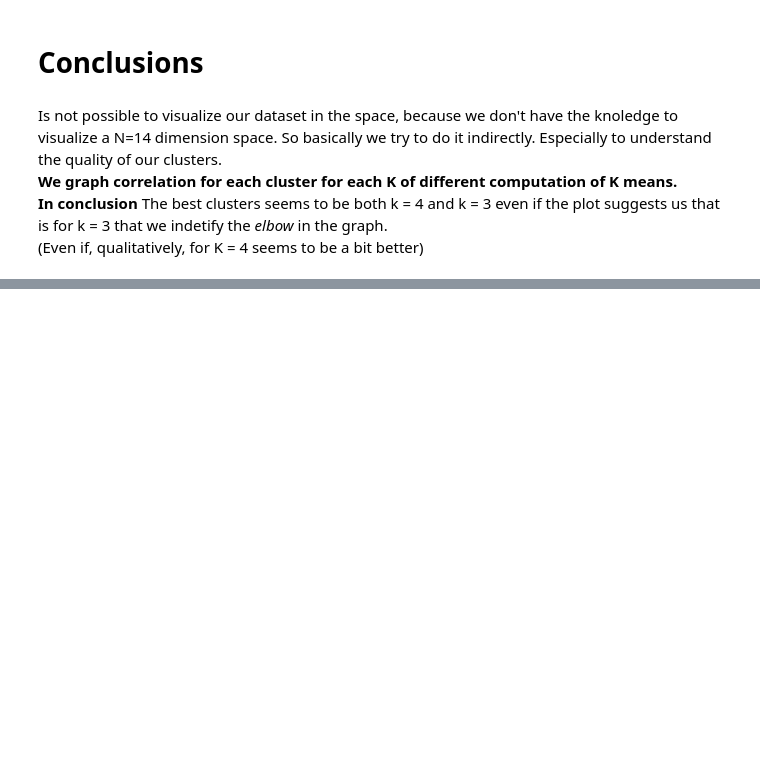
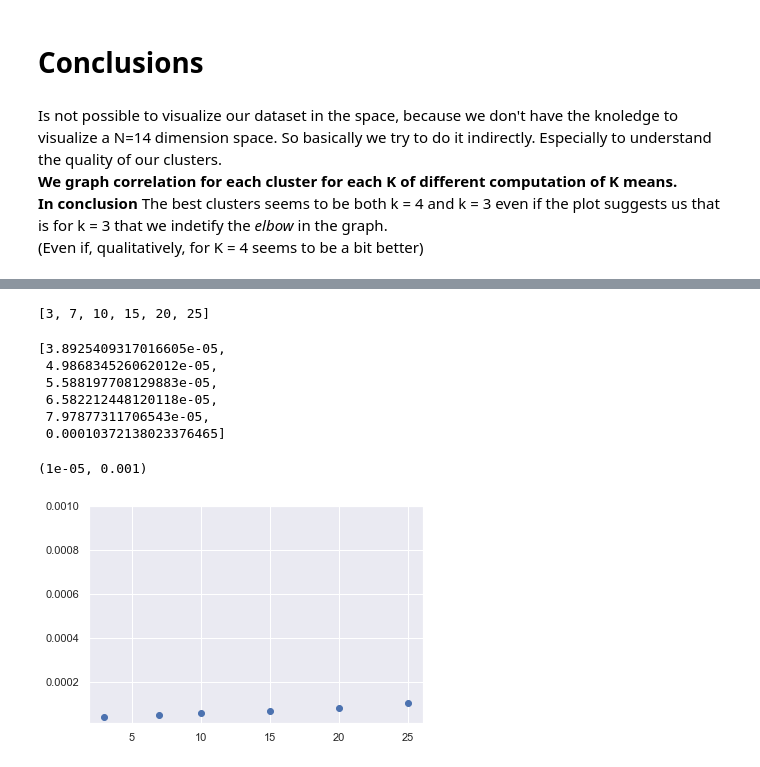
Before and after one commit to Fraquia/ADM-HW4, a Jupyter notebook: main.ipynb, the cells around one changed output, grey strips where cells are left out. Saved outputs shown, nothing was run; the diff lists cells and outputs as text; code cells hidden in the pictures; blank space fills up the shorter version.

```diff
--- a/main.ipynb
+++ b/main.ipynb
@@ -684,0 +772,14 @@ __In conclusion__ The best clusters seems to be both k = 4 and k = 3 even if the
+# %%
+k4 = 15
+
+#Cluster K-means
+start = time.time()
+
+model4 = KMeans(n_clusters=15)
+model4.fit(x) #adapting the model
+
+print(model4.labels_)
+
+end = time.time()
+time4 = (end - start)*10**(-3)
+print(time4)
@@ -684,0 +795,14 @@ __In conclusion__ The best clusters seems to be both k = 4 and k = 3 even if the
+# %%
+k5 = 20
+
+#Cluster K-means
+start = time.time()
+
+model5 = KMeans(n_clusters=20)
+model5.fit(x) #adapting the model
+
+print(model5.labels_)
+
+end = time.time()
+time5 = (end - start)*10**(-3)
+print(time5)
@@ -684,0 +818,26 @@ __In conclusion__ The best clusters seems to be both k = 4 and k = 3 even if the
+# %%
+k_list = [k1,k2,k3,k4,k5,k6]
+time_list = [time1,time2,time3,time4,time5,time6]
+# %%
+k_list
+# %% [output]
+[3, 7, 10, 15, 20, 25]
+# %%
+time_list
+# %% [output]
+[3.8925409317016605e-05,
+ 4.986834526062012e-05,
+ 5.588197708129883e-05,
+ 6.582212448120118e-05,
+ 7.97877311706543e-05,
+ 0.00010372138023376465]
+# %%
+import matplotlib.pyplot as plt
+import seaborn as sns
+sns.set()
+# %%
+plt.scatter(k_list,time_list)
+plt.ylim(0.00001,0.001)
+# %% [output]
+(1e-05, 0.001)
+[figure, added]
```
Also changed, not shown: parts of 16 cells of this notebook.
